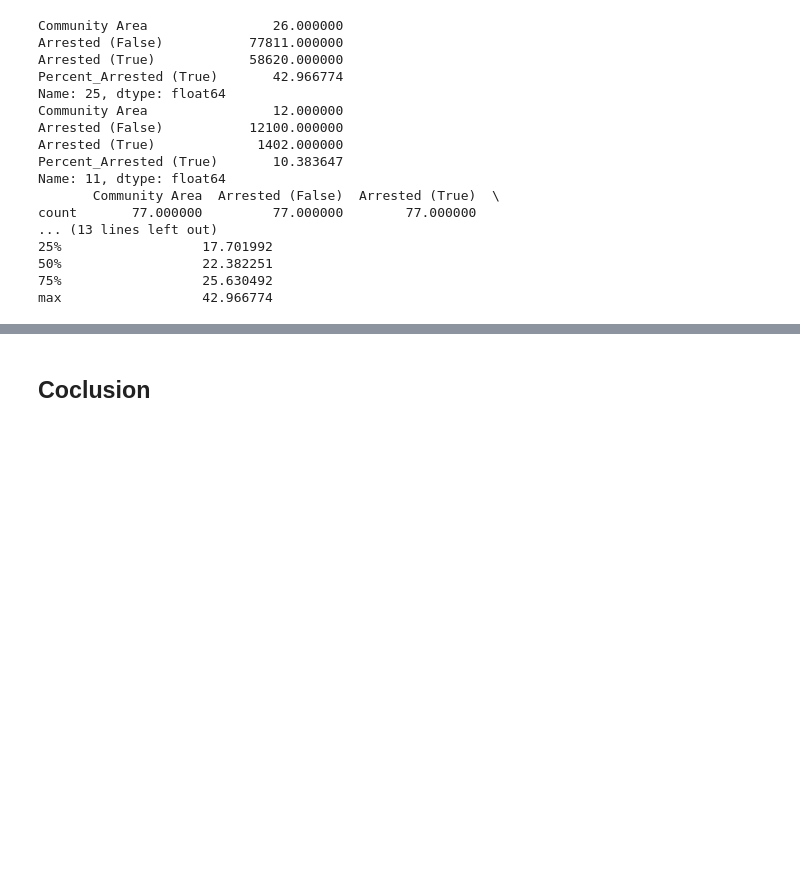
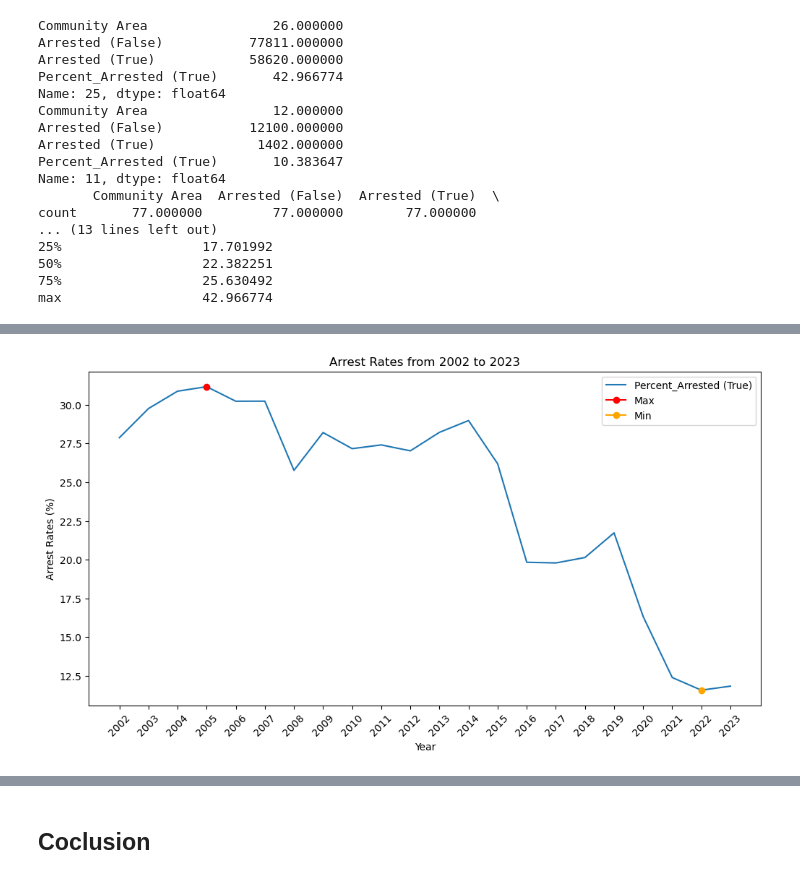
Before and after one commit to XingyuWang06/ECO225Project, a Jupyter notebook: Project1.ipynb, the cells around one changed output, grey strips where cells are left out. Cells and saved outputs as stored; diff of their text form; code cells hidden in the pictures; blank space fills up the shorter version.

```diff
--- a/Project1.ipynb
+++ b/Project1.ipynb
@@ -311,0 +331,8 @@ The bar plot above shows each community area with respect to arrest rates. Throu
+# %%
+# Create a pivot table to count the number of 'True' and 'False' in each community area
+arrest_count3 = chicago_crime_clean.pivot_table(index='Year', columns='Arrest', aggfunc='size', fill_value=0)
+arrest_count3.columns = ['Arrested (False)', 'Arrested (True)']
+arrest_count3 = arrest_count3.reset_index()
+arrest_count3.set_index('Year', inplace=True)
+arrest_count3.index = arrest_count3.index.astype(int)
+arrest_count3
@@ -311,0 +393,6 @@ The bar plot above shows each community area with respect to arrest rates. Throu
+# %%
+arrest_count3['Percent_Arrested (True)'] = (arrest_count3['Arrested (True)'] / (arrest_count3['Arrested (False)'] +
+                                                                              arrest_count3['Arrested (True)'])) * 100
+print(arrest_count3.loc[arrest_count3['Percent_Arrested (True)'].idxmax()])
+print(arrest_count3.loc[arrest_count3['Percent_Arrested (True)'].idxmin()])
+print(arrest_count3.describe())
@@ -311,0 +417,14 @@ The bar plot above shows each community area with respect to arrest rates. Throu
+# %%
+ax3 = arrest_count3.plot(kind='line', y='Percent_Arrested (True)', legend=False, figsize=(12, 6))
+max_index3 = arrest_count3['Percent_Arrested (True)'].idxmax()
+min_index3 = arrest_count3['Percent_Arrested (True)'].idxmin()
+ax3.plot(max_index3, arrest_count3.loc[max_index3]['Percent_Arrested (True)'], marker='o', color='red', label='Max')
+ax3.plot(min_index3, arrest_count3.loc[min_index3]['Percent_Arrested (True)'], marker='o', color='orange', label='Min')
+plt.title('Arrest Rates from 2002 to 2023')
+plt.xlabel('Year')
+plt.ylabel('Arrest Rates (%)')
+plt.xticks(arrest_count3.index, rotation=45)
+plt.legend()
+plt.show()
+# %% [output]
+[figure, added]
```
Also changed, not shown: parts of 28 cells of this notebook.
